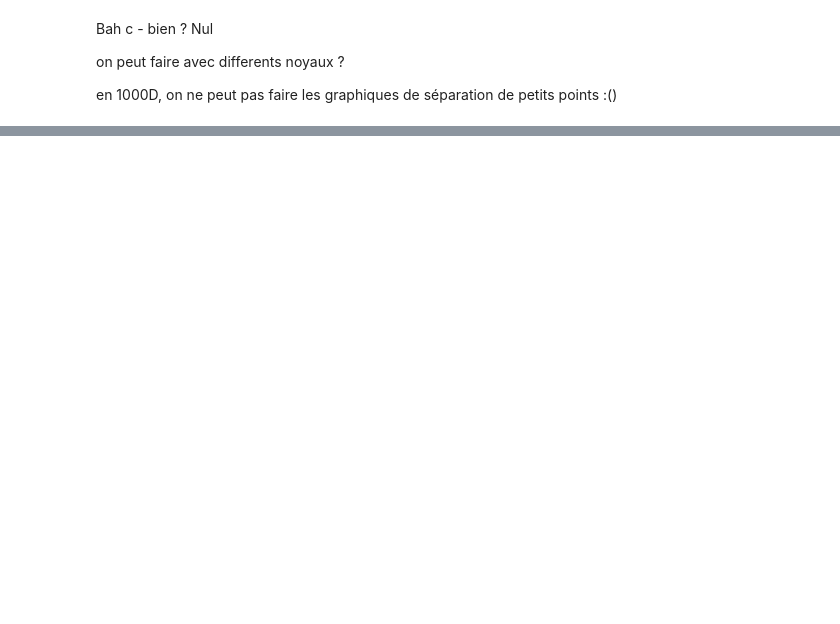
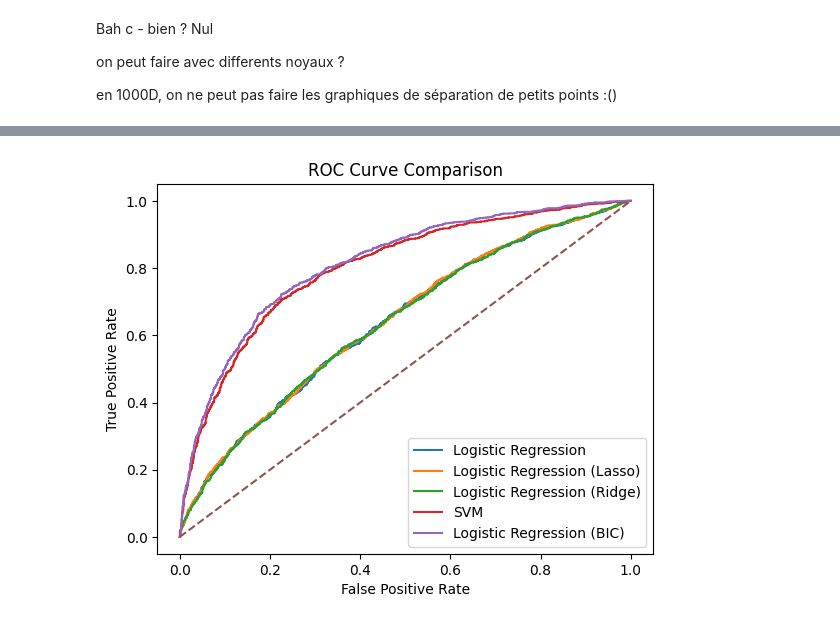
Before and after one commit to clelia24/Projet_mlbbl_2, a Jupyter notebook: Notebook_python copy.ipynb, the cells around one changed output, grey strips where cells are left out. Drawn from its saved outputs; the diff is of its cells as text; code cells hidden in the pictures; blank space fills up the shorter version.

Commit message:
Ajout courbes roc

```diff
--- a/Notebook_python copy.ipynb
+++ b/Notebook_python copy.ipynb
@@ -579,0 +587,37 @@ en 1000D, on ne peut pas faire les graphiques de séparation de petits points :(
+# %%
+from sklearn.metrics import roc_curve
+
+# On calcule les probabilités de prédiction pour chaque modèle
+proba_logReg_none = logReg_none.predict_proba(X_test)[:,1]
+proba_logReg_lasso = logReg_lasso.predict_proba(X_test)[:,1]
+proba_logReg_ridge = logReg_ridge.predict_proba(X_test)[:,1]
+proba_logReg_BIC = logReg_BIC.predict_proba(Xs_test_BIC)[:,1]
+
+ # pour SVM, on utilise decision_function qui donne une mesure de la distance à la frontière de décision, plus c'est grand, plus le modèle est confiant que c'est la classe positive
+proba_svmOpt = svmOpt.decision_function(Xs_test)
+
+
+fpr_logReg_none, tpr_logReg_none, _ = roc_curve(Y_test, proba_logReg_none)
+fpr_logReg_lasso, tpr_logReg_lasso, _ = roc_curve(Y_test, proba_logReg_lasso)
+fpr_logReg_ridge, tpr_logReg_ridge, _ = roc_curve(Y_test, proba_logReg_ridge)
+fpr_logReg_BIC, tpr_logReg_BIC, _ = roc_curve(Y_test, proba_logReg_BIC)
+fpr_svmOpt, tpr_svmOpt, _ = roc_curve(Y_test, proba_svmOpt)
+# %%
+#On trace maintenant les courbes ROC
+import matplotlib.pyplot as plt
+
+plt.plot(fpr_logReg_none, tpr_logReg_none, label="Logistic Regression")
+plt.plot(fpr_logReg_lasso, tpr_logReg_lasso, label="Logistic Regression (Lasso)")
+plt.plot(fpr_logReg_ridge, tpr_logReg_ridge, label="Logistic Regression (Ridge)")
+plt.plot(fpr_svmOpt, tpr_svmOpt, label="SVM")
+plt.plot(fpr_logReg_BIC, tpr_logReg_BIC, label="Logistic Regression (BIC)")
+plt.plot([0,1],[0,1], linestyle="--")  # modèle aléatoire
+
+plt.xlabel("False Positive Rate")
+plt.ylabel("True Positive Rate")
+plt.title("ROC Curve Comparison")
+plt.legend()
+
+plt.show()
+# %% [output]
+[figure, added]
```
Also changed, not shown: parts of 21 cells of this notebook.
